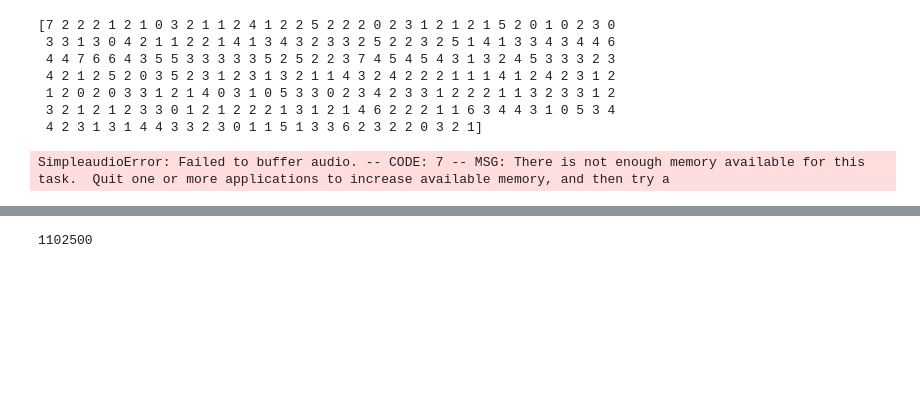
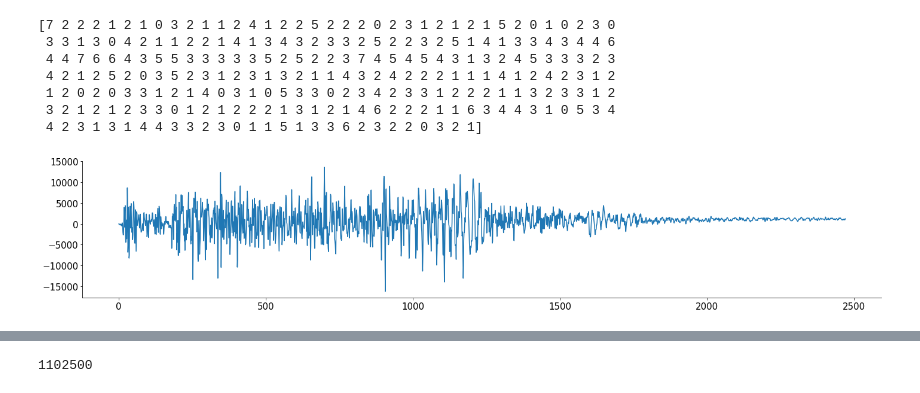
Before and after one commit to mabdelhack/steinmetz_beatbox, a Jupyter notebook: steinmetz_beatbox.ipynb, the cells around one changed output, grey strips where cells are left out. Cells and saved outputs as stored; diff of their text form; code cells hidden in the pictures; blank space fills up the shorter version.

```diff
--- a/steinmetz_beatbox.ipynb
+++ b/steinmetz_beatbox.ipynb
@@ -143,27 +143,27 @@ c = np.sum(dat['spks'][0, :, :], axis=0)
 # %%
 audio = np.array(0)
 for segment in c:
     segment_upsampled = signal.upfirdn([1], [segment], 44100)
     beatbox_segment_choice = np.random.randint(number_of_wavs)
 #     print(beatbox_segment_choice)
 #     print(segment_upsampled.dtype)
     note = wav_segments[beatbox_segment_choice]
 
     convolved = signal.convolve(np.double(segment_upsampled), note)
 
 
     audio = np.hstack((audio, convolved))
 
 #     audio = audio.astype(np.float)
-    audio =  audio / np.max(np.abs(audio)) * np.iinfo(np.int16).max
+#     audio =  audio / np.max(np.abs(audio)) * np.iinfo(np.int16).max
     fs = 44100  # 44100 samples per second
 #     print(audio.shape)
     # Start playback
 #     play_obj = sa.play_buffer(np.array(audio, dtype=np.int16), 1, 2, fs)
 #     break
 
 # audio =  audio / np.max(np.abs(audio))
-plt.plot(np.arange(len(note)), note)
+plt.plot(np.arange(len(audio)), audio)
 plt.show()
 # %% [output]
-SimpleaudioError: Failed to buffer audio. -- CODE: 7 -- MSG: There is not enough memory available for this task.  Quit one or more applications to increase available memory, and then try a
+[figure, added]
```
Also changed, not shown: parts of 2 cells of this notebook.
